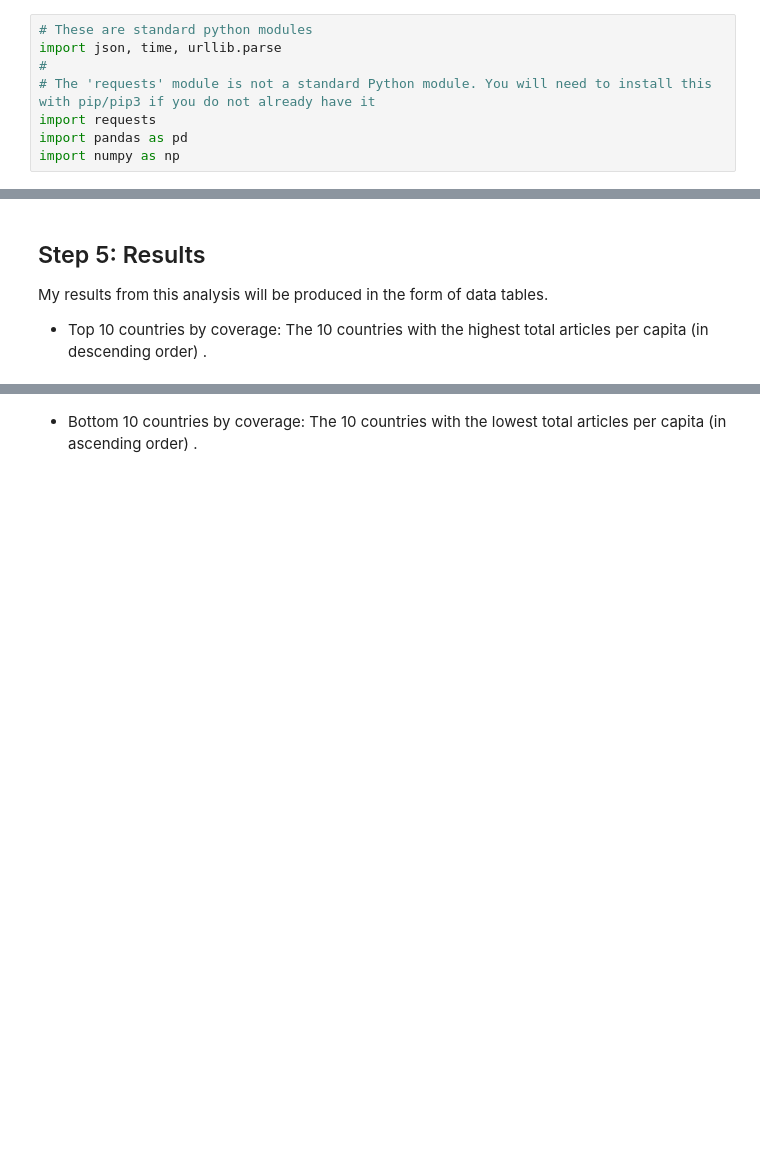
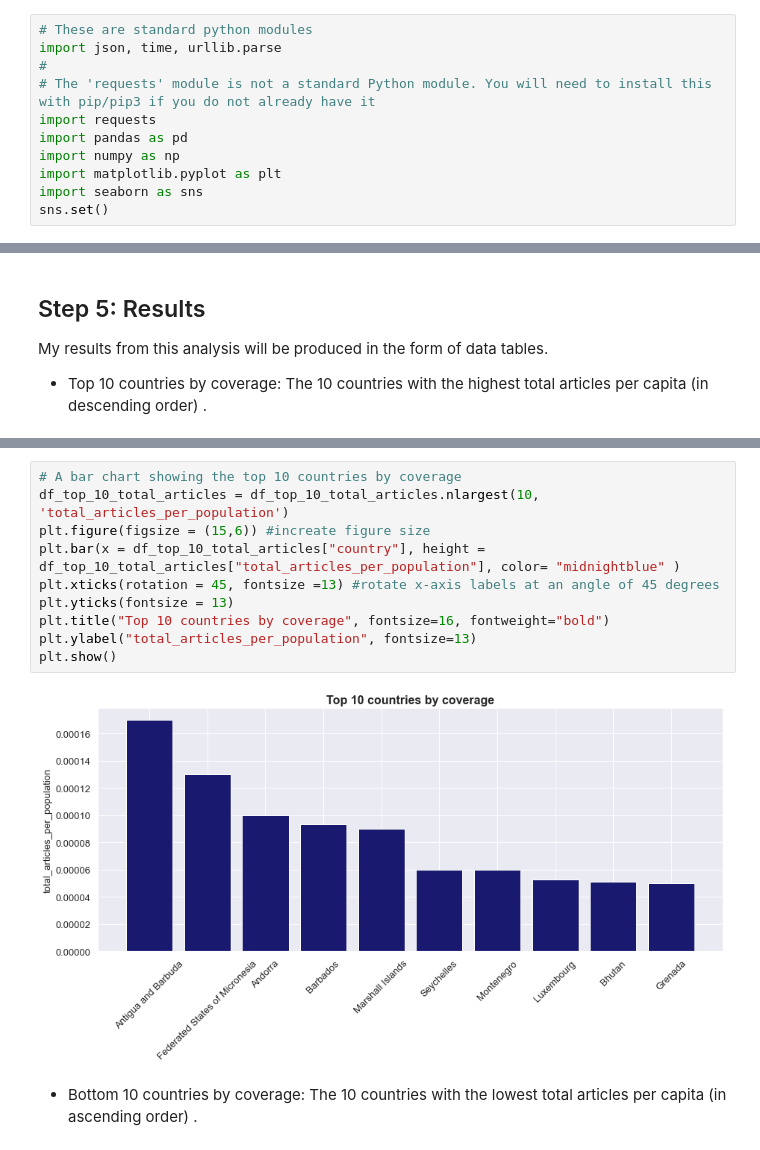
Before and after one commit to halculvin/data-512-homework_2, a Jupyter notebook: src/hcds-a2-considering-bais-in-data.ipynb, the cells around one changed output, grey strips where cells are left out. Drawn from its saved outputs; the diff is of its cells as text; blank space fills up the shorter version.

```diff
--- a/src/hcds-a2-considering-bais-in-data.ipynb
+++ b/src/hcds-a2-considering-bais-in-data.ipynb
@@ -8,6 +8,9 @@ import json, time, urllib.parse
 import requests
 import pandas as pd
 import numpy as np
+import matplotlib.pyplot as plt
+import seaborn as sns
+sns.set()
 # %% [markdown]
 ## Step 1: Getting the Article and Population Data
 
@@ -422,6 +425,18 @@ df_top_10_total_articles.nlargest(10, 'total_articles_per_population')
 | 180 | WESTERN EUROPE | Luxembourg | 0.7 | 37 | 0.000053 | 0.0 | ... |
 | 106 | SOUTH ASIA | Bhutan | 0.8 | 41 | 0.000051 | 0.0 | ... |
 | 6 | CARIBBEAN | Grenada | 0.1 | 5 | 0.000050 | 0.0 | ... |
+# %%
+# A bar chart showing the top 10 countries by coverage
+df_top_10_total_articles = df_top_10_total_articles.nlargest(10, 'total_articles_per_population')
+plt.figure(figsize = (15,6)) #increate figure size
+plt.bar(x = df_top_10_total_articles["country"], height = df_top_10_total_articles["total_articles_per_population"], color= "midnightblue" )
+plt.xticks(rotation = 45, fontsize =13) #rotate x-axis labels at an angle of 45 degrees
+plt.yticks(fontsize = 13)
+plt.title("Top 10 countries by coverage", fontsize=16, fontweight="bold")
+plt.ylabel("total_articles_per_population", fontsize=13)
+plt.show()
+# %% [output]
+[figure, added]
 # %% [markdown]
 - Bottom 10 countries by coverage: The 10 countries with the lowest total articles per capita (in ascending order) .
 # %%
```
Also changed, not shown: parts of 7 cells of this notebook, 8 other files.
